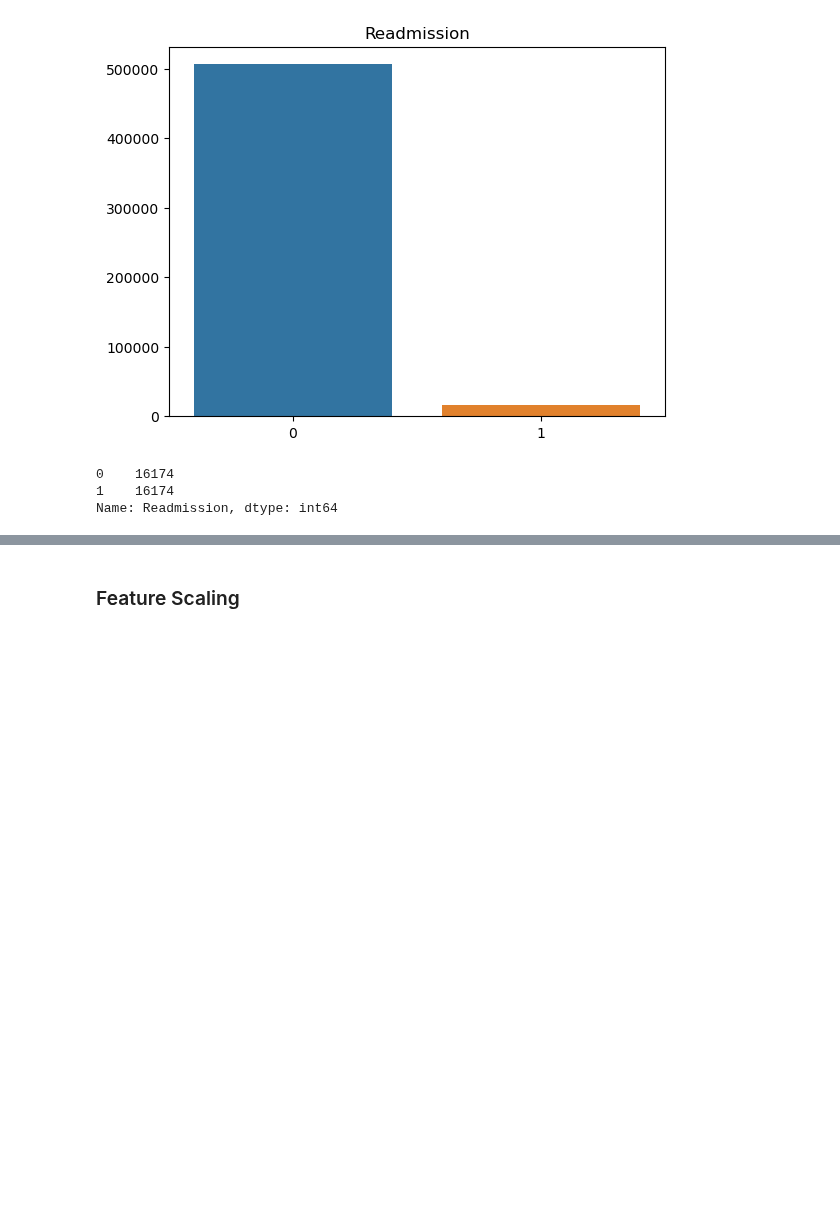
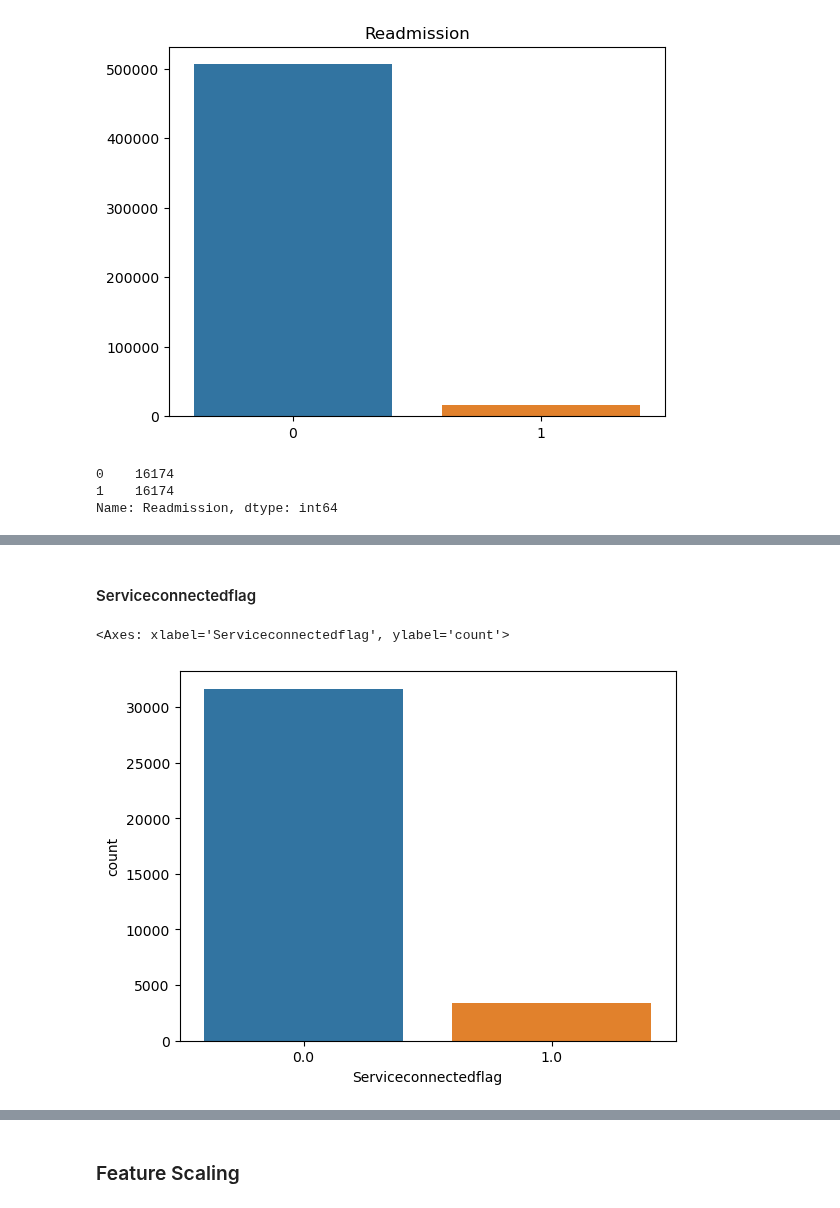
Before and after one commit to SpassMed-Projects/FDA, a Jupyter notebook: src/data/Inpatient_admission_EDA.ipynb, the cells around one changed output, grey strips where cells are left out. Cells and saved outputs as stored; diff of their text form; code cells hidden in the pictures; blank space fills up the shorter version.

```diff
--- a/src/data/Inpatient_admission_EDA.ipynb
+++ b/src/data/Inpatient_admission_EDA.ipynb
@@ -405,0 +468,27 @@ Name: Readmission, dtype: int64
+# %%
+only_na = only_na[['Died during admission', 'Outpatientreferralflag', 'Cardiovascular', 'Readmission', 'MEDICINE', 'NHCU', 'OTHERS',
+       'PSYCHIATRY', 'SURGERY', 'Age scaled']]
+prediction = forest.predict(only_na)
+
+importances = forest.feature_importances_
+indices = list(np.argsort(importances))[::-1]
+
+plt.title("Feature importances")
+plt.barh(range(len(indices)), importances[indices], color="g", align="center")
+plt.yticks(range(len(indices)), only_na.columns[indices])
+# plt.ylim([-1, len(indices)])
+plt.gca().invert_yaxis()
+
+# only_na.insert(0, 'maker', prediction)
+# %%
+only_na = complete_ad[complete_ad['Agentorangeflag'].isna()].drop('Agentorangeflag', axis=1)
+only_na['Agentorangeflag'] = prediction
+complete_ad = [only_na, no_na]
+complete_ad = pd.concat(complete_ad)
+# %% [markdown]
+#### Serviceconnectedflag
+# %%
+sns.countplot(x='Serviceconnectedflag', data= complete_ad)
+# %% [output]
+<Axes: xlabel='Serviceconnectedflag', ylabel='count'>
+[figure, added]
```
Also changed, not shown: parts of 15 cells of this notebook.
